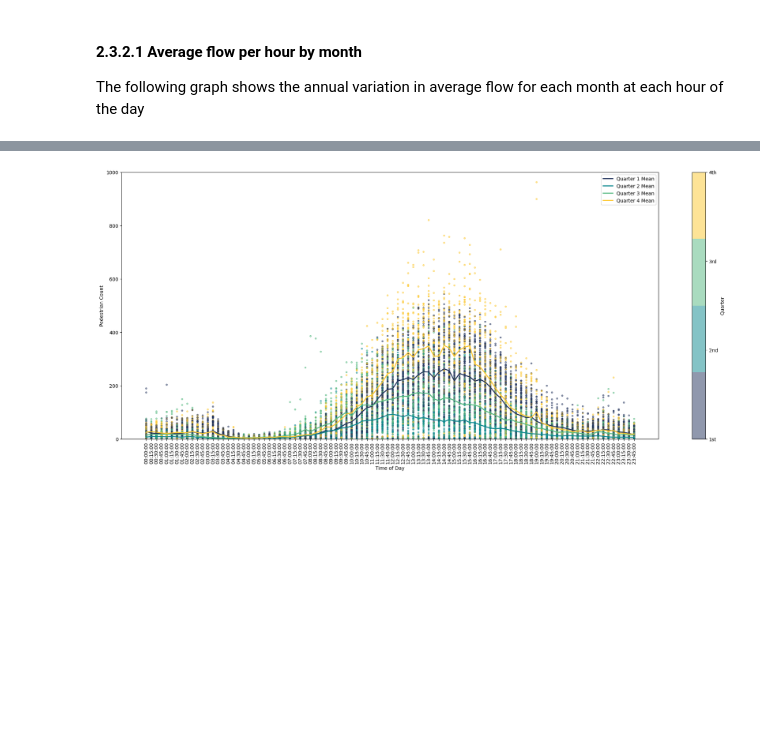
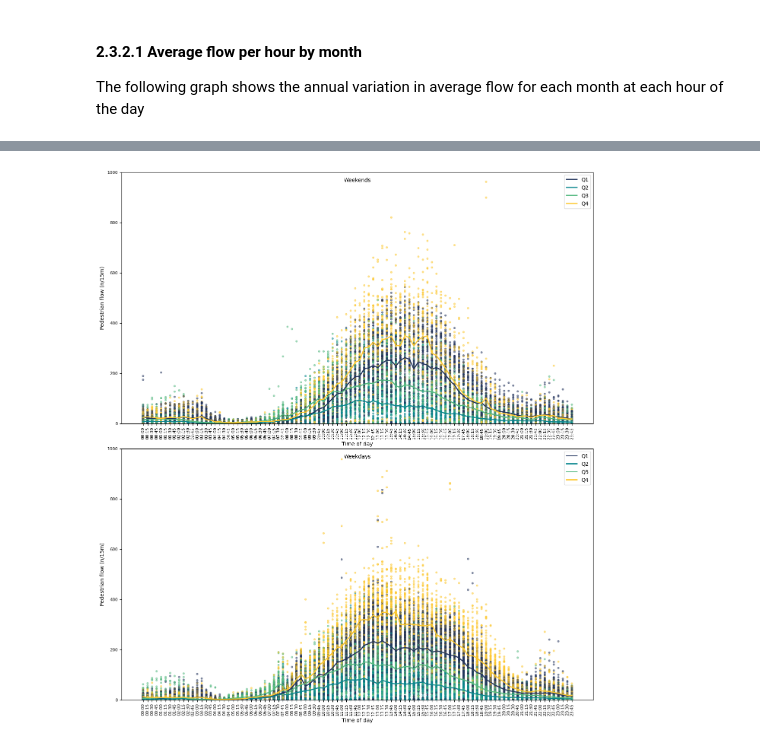
Before and after one commit to carrowmw/mres-project, a Jupyter notebook: analysis_files/2.3_Data_Exploration_Report.ipynb, the cells around one changed output, grey strips where cells are left out. Cells and saved outputs as stored; diff of their text form; code cells hidden in the pictures; blank space fills up the shorter version.

```diff
--- a/analysis_files/2.3_Data_Exploration_Report.ipynb
+++ b/analysis_files/2.3_Data_Exploration_Report.ipynb
@@ -63,20 +87,20 @@ east_df = east_df.sort_values('time')
 # groups on year-month-day-hour and yields sum (total pedestrians per hour)
 hour_of_the_day_sum_df = east_df.groupby('year-month-day-hour') \
                        .agg({'value':'sum',
-                             'hour':'first',
+                             'hours_since_midnight':'first',
                              'time':'first',
                              'year-month':'first',
                              'month':'first',
                              'month-hour':'first'}) \
-                       .sort_values('hour') \
+                       .sort_values('hours_since_midnight') \
                        .reset_index()
 
 # groups and sums on month-hour and yield mean (average pedestrians per hour in each month)
 hour_month_average_df = hour_of_the_day_sum_df.groupby('month-hour') \
                                  .agg({'value':'mean',
-                                       'hour':'first',
+                                       'hours_since_midnight':'first',
                                        'month':'first'}) \
-                                 .sort_values('hour') \
+                                 .sort_values('hours_since_midnight') \
                                  .reset_index()
 # %%
 len(east_df), len(hour_of_the_day_sum_df), len(hour_month_average_df)
@@ -99,13 +123,13 @@ for i, month in enumerate(set(hour_month_average_df['month'])):
     month_df = hour_month_average_df[hour_month_average_df['month'] == month]
 
     # plot the line for the current month with the corresponding color from the colormap
-    ax.plot(month_df['hour'].astype(str),
+    ax.plot(month_df['hours_since_midnight'].astype(str),
             month_df['value'],
             color=cmap(i - 1),
             label=f'Month {month}')
 
 ax.set_xlabel('Time of day (hour)')
-ax.set_ylabel('Pedestrian count')
+ax.set_ylabel('Pedestrian flow (hourly sum)')
 
 # add a colorbar to show the mapping of colors to months
 norm = matplotlib.colors.Normalize(vmin=1, vmax=len_months)
@@ -191,30 +212,46 @@ weekday_mask = (east_df['dt'].dt.weekday < 5)
 weekday_east_df = east_df[weekday_mask]
 weekend_east_df = east_df[-weekday_mask]
 # %%
-cmap = matplotlib.colors.ListedColormap([custom_colormap(i/3) for i in range(4)])
+# plot graph for weekends / weekdays
+quarter_interval_mean_df = weekend_east_df.groupby(['quarter', 'hour-minutes'])['value'].mean().reset_index()
 
-quarter_interval_mean_df = weekend_east_df.groupby(['quarter', 'time'])['value'].mean().reset_index()
-
-fig, ax = plt.subplots(figsize=(25, 10))
-sc = ax.scatter(x=weekend_east_df['time'].astype(str), y=weekend_east_df['value'], c=weekend_east_df['quarter'], cmap=cmap, alpha=0.5, s=10)
+fig, ax = plt.subplots(2, 1, figsize=(16, 18))
+fig.subplots_adjust(hspace=0.1)
+sc = ax[0].scatter(x=weekend_east_df['hour-minutes'].astype(str), y=weekend_east_df['value'], c=weekend_east_df['quarter'], cmap=cmap, alpha=0.5, s=10)
 
 for quarter in range(1, 5):
     quarter_data = quarter_interval_mean_df[quarter_interval_mean_df['quarter'] == quarter]
-    ax.plot(quarter_data['time'].astype(str), quarter_data['value'], linewidth=2, label=f'Quarter {quarter} Mean', color=cmap.colors[quarter - 1])
+    ax[0].plot(quarter_data['hour-minutes'].astype(str), quarter_data['value'], linewidth=2, label=f'Q{quarter}', color=cmap.colors[quarter - 1])
 
-ax.legend()
+ax[0].legend()
 
-ax.tick_params(axis='x', rotation=90)
-ax.set_xlabel('Time of Day')
-ax.set_ylabel('Pedestrian Count')
-ax.set_ylim(0,1000)
+ax[0].tick_params(axis='x', rotation=90)
+ax[0].set_title('Weekends', fontsize=10, y=0.95)
+ax[0].set_xlabel('Time of day')
+ax[0].set_ylabel('Pedestrian flow (n/15m)')
+ax[0].set_ylim(0,1000)
+ax[0].tick_params(labelsize=8)
 
-# add a colorbar to show the mapping of colors to quarters
-cbar = plt.colorbar(sc, ticks=np.arange(1, 5))
-cbar.ax.set_yticklabels(['1st','2nd','3rd','4th'])
-cbar.set_label('Quarter')
+quarter_interval_mean_df = weekday_east_df.groupby(['quarter', 'hour-minutes'])['value'].mean().reset_index()
 
-plt.savefig(os.path.join(OUTPUT_FIGURES_PATH, 'Weekend Total Flow per 15 Min Period by Quarter.svg'), bbox_inches='tight')
+sc = ax[1].scatter(x=weekday_east_df['hour-minutes'].astype(str), y=weekday_east_df['value'], c=weekday_east_df['quarter'], cmap=cmap, alpha=0.5, s=10)
+
+for quarter in range(1, 5):
+    quarter_data = quarter_interval_mean_df[quarter_interval_mean_df['quarter'] == quarter]
+
+
+    ax[1].plot(quarter_data['hour-minutes'].astype(str), quarter_data['value'], linewidth=2, label=f'Q{quarter}', color=cmap.colors[quarter - 1])
+
+ax[1].legend()
+
+ax[1].tick_params(axis='x', rotation=90)
+ax[1].set_title('Weekdays', fontsize=10, y=0.95)
+ax[1].set_xlabel('Time of day')
+ax[1].set_ylabel('Pedestrian flow (n/15m)')
+ax[1].set_ylim(0,1000)
+ax[1].tick_params(labelsize=8)
+
+plt.savefig(os.path.join(OUTPUT_FIGURES_PATH, 'Weekday Total Flow per 15 Min Period by Quarter.svg'), bbox_inches='tight')
 plt.show()
 # %% [output]
-[figure, old version]
+[figure, new version]
```
Also changed, not shown: parts of 30 cells of this notebook, 17 other files.
